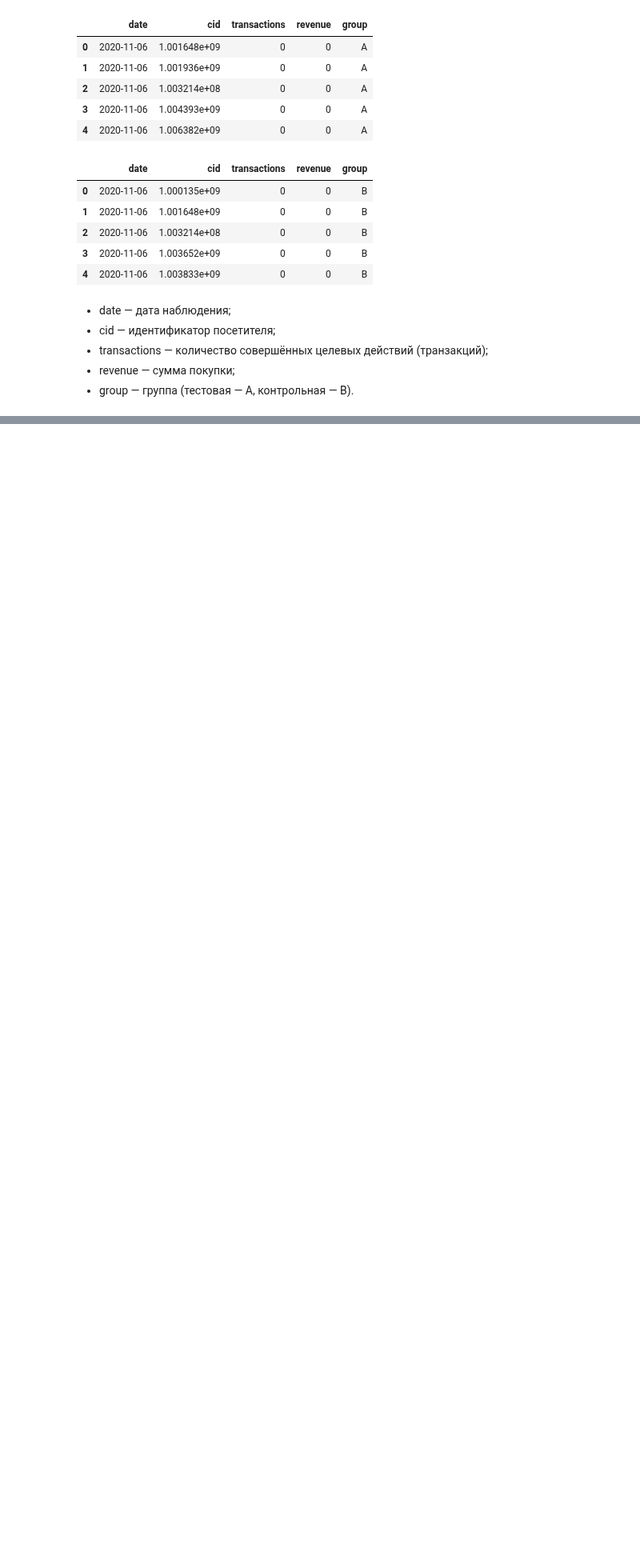
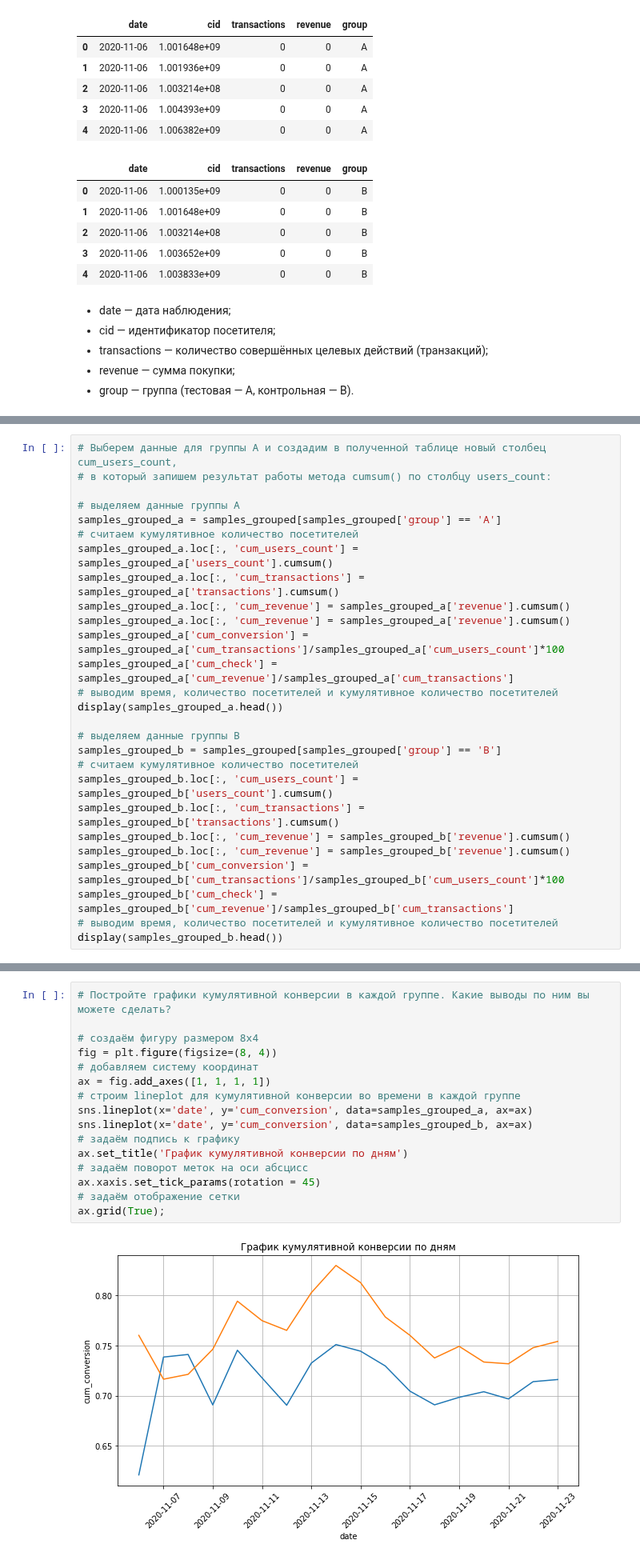
Before and after one commit to royvudgren/sf_datascience_practice, a Jupyter notebook: EDA-5 A-B testing/4 cumulative metrics.ipynb, the cells around one changed output, grey strips where cells are left out. Shown at 80% size. Cells and saved outputs as stored; diff of their text form; blank space fills up the shorter version.

```diff
--- a/EDA-5 A-B testing/4 cumulative metrics.ipynb
+++ b/EDA-5 A-B testing/4 cumulative metrics.ipynb
@@ -316,0 +372,27 @@ display(sample_b.head())
+# %%
+# Выберем данные для группы А и создадим в полученной таблице новый столбец cum_users_count,
+# в который запишем результат работы метода cumsum() по столбцу users_count:
+
+# выделяем данные группы А
+samples_grouped_a = samples_grouped[samples_grouped['group'] == 'A']
+# считаем кумулятивное количество посетителей
+samples_grouped_a.loc[:, 'cum_users_count'] = samples_grouped_a['users_count'].cumsum()
+samples_grouped_a.loc[:, 'cum_transactions'] = samples_grouped_a['transactions'].cumsum()
+samples_grouped_a.loc[:, 'cum_revenue'] = samples_grouped_a['revenue'].cumsum()
+samples_grouped_a.loc[:, 'cum_revenue'] = samples_grouped_a['revenue'].cumsum()
+samples_grouped_a['cum_conversion'] = samples_grouped_a['cum_transactions']/samples_grouped_a['cum_users_count']*100
+samples_grouped_a['cum_check'] = samples_grouped_a['cum_revenue']/samples_grouped_a['cum_transactions']
+# выводим время, количество посетителей и кумулятивное количество посетителей
+display(samples_grouped_a.head())
+
+# выделяем данные группы B
+samples_grouped_b = samples_grouped[samples_grouped['group'] == 'B']
+# считаем кумулятивное количество посетителей
+samples_grouped_b.loc[:, 'cum_users_count'] = samples_grouped_b['users_count'].cumsum()
+samples_grouped_b.loc[:, 'cum_transactions'] = samples_grouped_b['transactions'].cumsum()
+samples_grouped_b.loc[:, 'cum_revenue'] = samples_grouped_b['revenue'].cumsum()
+samples_grouped_b.loc[:, 'cum_revenue'] = samples_grouped_b['revenue'].cumsum()
+samples_grouped_b['cum_conversion'] = samples_grouped_b['cum_transactions']/samples_grouped_b['cum_users_count']*100
+samples_grouped_b['cum_check'] = samples_grouped_b['cum_revenue']/samples_grouped_b['cum_transactions']
+# выводим время, количество посетителей и кумулятивное количество посетителей
+display(samples_grouped_b.head())
@@ -316,0 +462,18 @@ display(sample_b.head())
+# %%
+# Постройте графики кумулятивной конверсии в каждой группе. Какие выводы по ним вы можете сделать?
+
+# создаём фигуру размером 8x4
+fig = plt.figure(figsize=(8, 4))
+# добавляем систему координат
+ax = fig.add_axes([1, 1, 1, 1])
+# строим lineplot для кумулятивной конверсии во времени в каждой группе
+sns.lineplot(x='date', y='cum_conversion', data=samples_grouped_a, ax=ax)
+sns.lineplot(x='date', y='cum_conversion', data=samples_grouped_b, ax=ax)
+# задаём подпись к графику
+ax.set_title('График кумулятивной конверсии по дням')
+# задаём поворот меток на оси абсцисс
+ax.xaxis.set_tick_params(rotation = 45)
+# задаём отображение сетки
+ax.grid(True);
+# %% [output]
+[figure, added]
```
Also changed, not shown: parts of 8 cells of this notebook.
